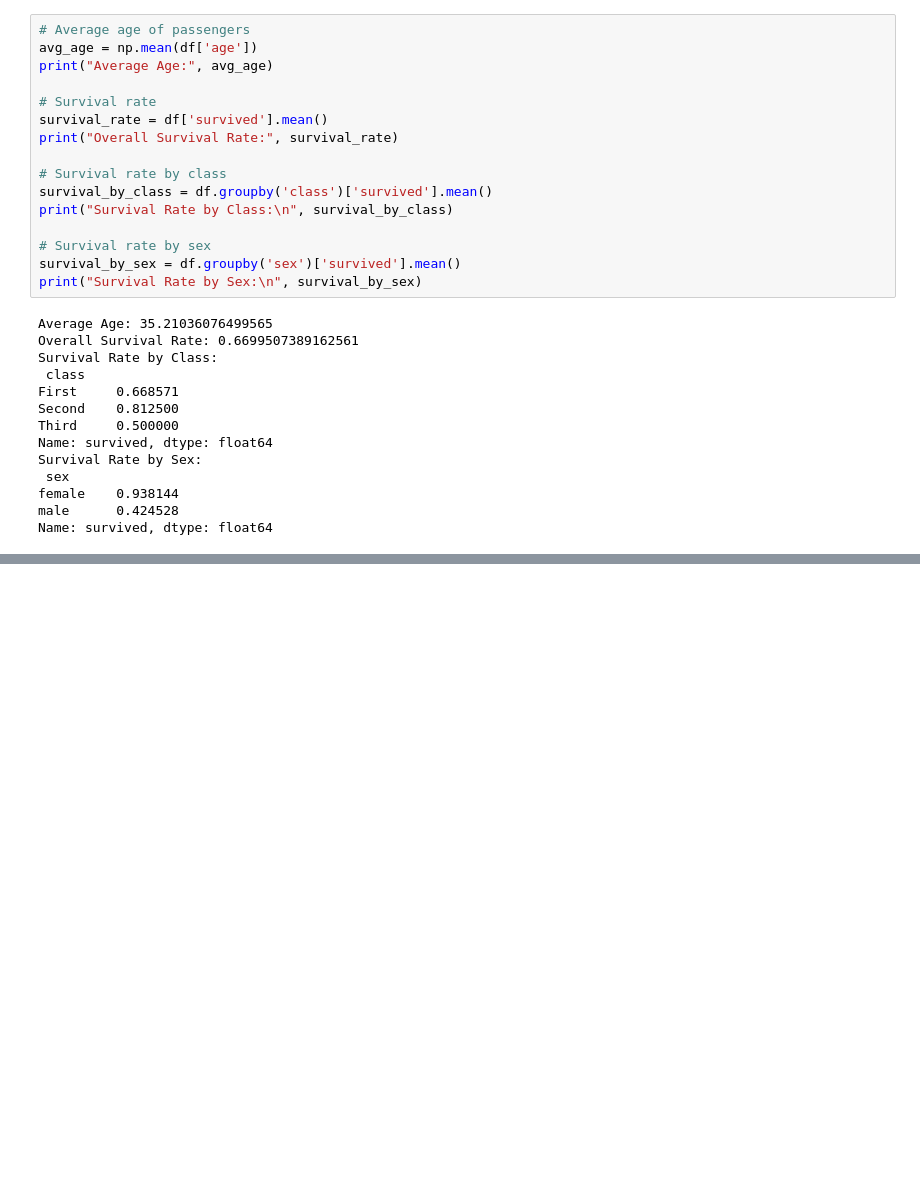
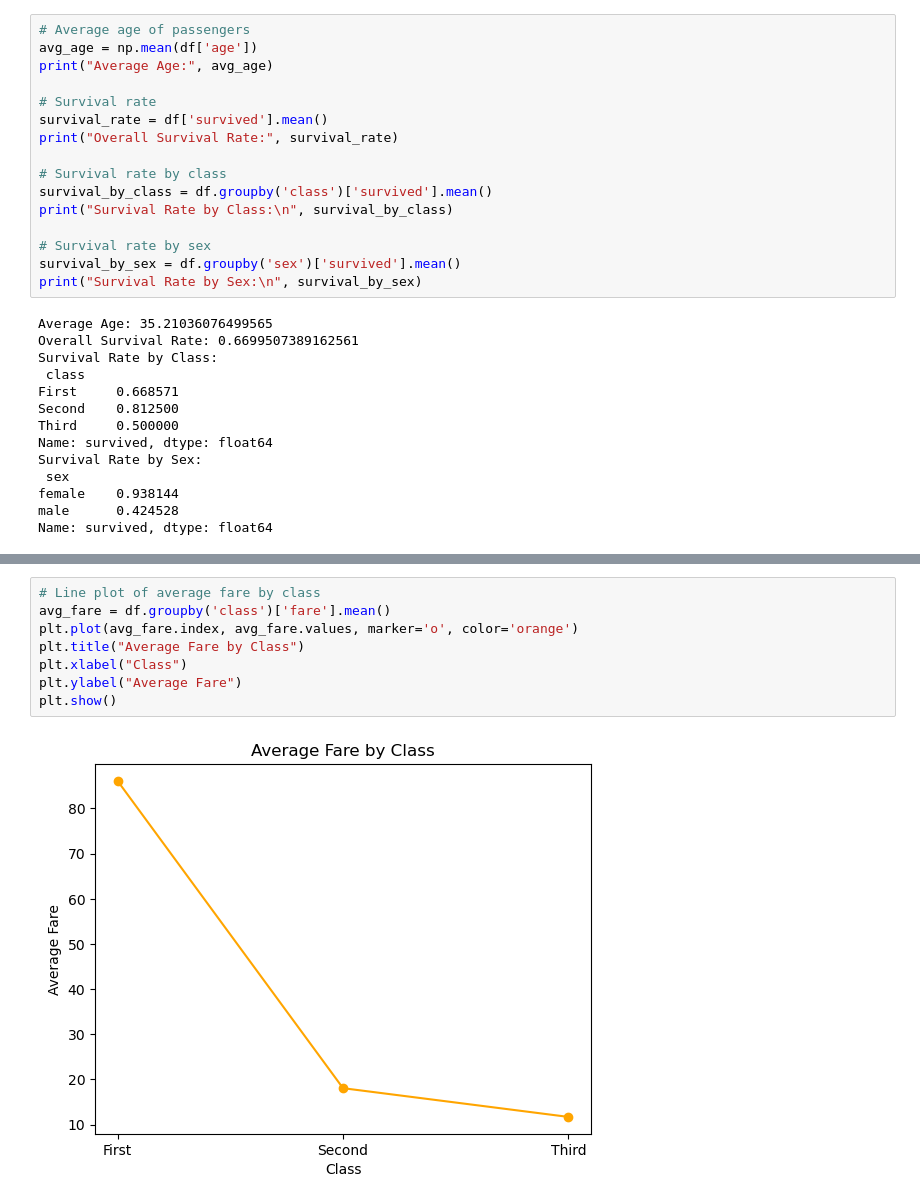
Before and after one commit to ViishweshwarGouni/DataAnalysis, a Jupyter notebook: MiniEndToEndProject.ipynb, the cells around one changed output, grey strips where cells are left out. Drawn from its saved outputs; the diff is of its cells as text; blank space fills up the shorter version.

```diff
--- a/MiniEndToEndProject.ipynb
+++ b/MiniEndToEndProject.ipynb
@@ -110,0 +139,10 @@ Name: survived, dtype: float64
+# %%
+# Line plot of average fare by class
+avg_fare = df.groupby('class')['fare'].mean()
+plt.plot(avg_fare.index, avg_fare.values, marker='o', color='orange')
+plt.title("Average Fare by Class")
+plt.xlabel("Class")
+plt.ylabel("Average Fare")
+plt.show()
+# %% [output]
+[figure, added]
```
Also changed, not shown: parts of 15 cells of this notebook, 3 other files.
